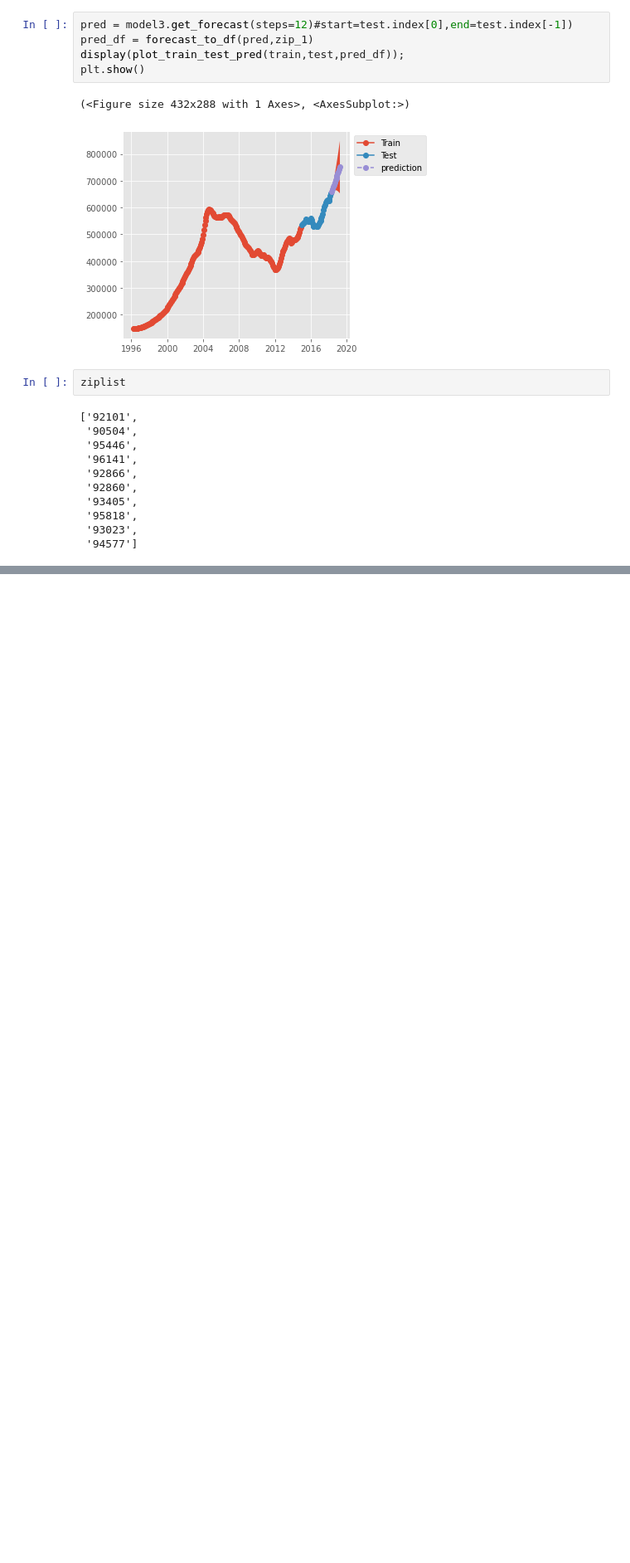
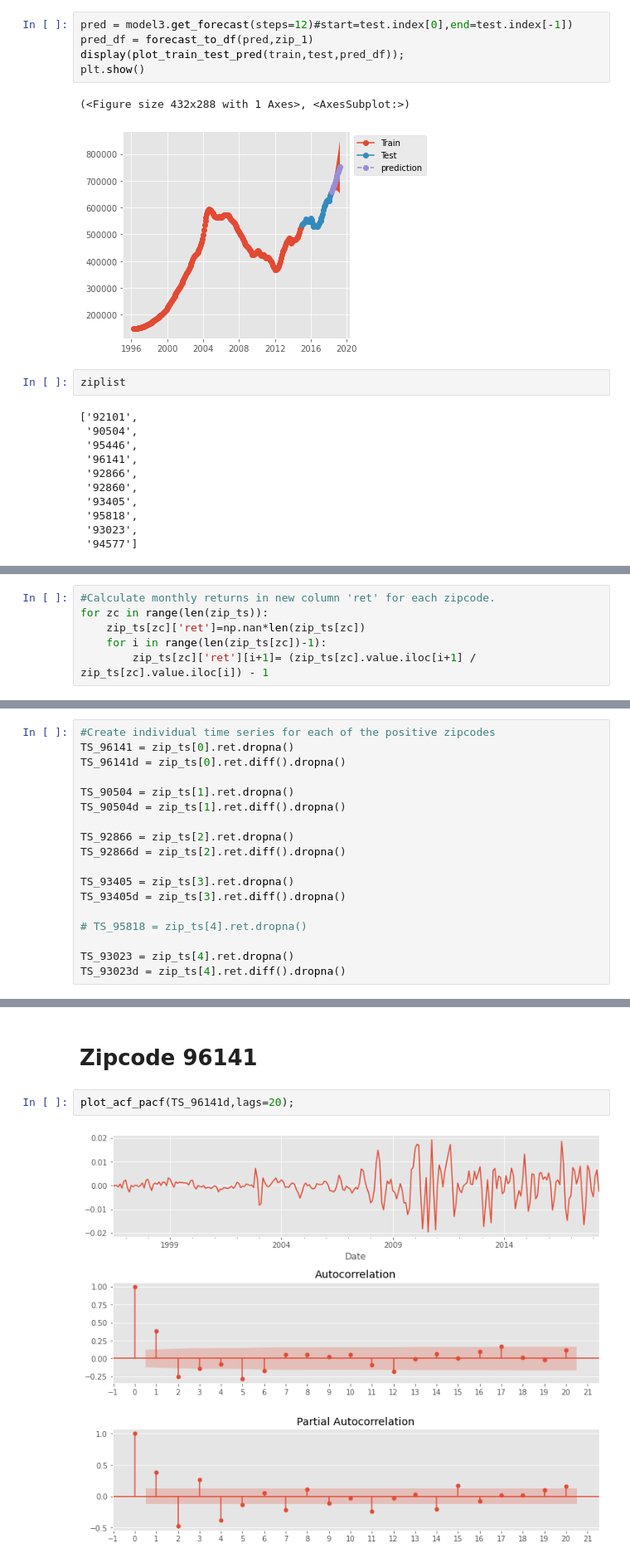
Before and after one commit to Milenaafeworki/Time-Series-prediction, a Jupyter notebook: starter_notebook.ipynb, the cells around one changed output, grey strips where cells are left out. Shown at 83% size. Drawn from its saved outputs; the diff is of its cells as text; blank space fills up the shorter version.

```diff
--- a/starter_notebook.ipynb
+++ b/starter_notebook.ipynb
@@ -917,0 +998,6 @@ SARIMAX Results
+# %%
+#Calculate monthly returns in new column 'ret' for each zipcode.
+for zc in range(len(zip_ts)):
+    zip_ts[zc]['ret']=np.nan*len(zip_ts[zc])
+    for i in range(len(zip_ts[zc])-1):
+        zip_ts[zc]['ret'][i+1]= (zip_ts[zc].value.iloc[i+1] / zip_ts[zc].value.iloc[i]) - 1
@@ -917,0 +1065,18 @@ SARIMAX Results
+# %%
+#Create individual time series for each of the positive zipcodes
+TS_96141 = zip_ts[0].ret.dropna()
+TS_96141d = zip_ts[0].ret.diff().dropna()
+
+TS_90504 = zip_ts[1].ret.dropna()
+TS_90504d = zip_ts[1].ret.diff().dropna()
+
+TS_92866 = zip_ts[2].ret.dropna()
+TS_92866d = zip_ts[2].ret.diff().dropna()
+
+TS_93405 = zip_ts[3].ret.dropna()
+TS_93405d = zip_ts[3].ret.diff().dropna()
+
+# TS_95818 = zip_ts[4].ret.dropna()
+
+TS_93023 = zip_ts[4].ret.dropna()
+TS_93023d = zip_ts[4].ret.diff().dropna()
@@ -917,0 +1144,6 @@ SARIMAX Results
+# %% [markdown]
+# Zipcode 96141
+# %%
+plot_acf_pacf(TS_96141d,lags=20);
+# %% [output]
+[figure, added]
```
Also changed, not shown: parts of 37 cells of this notebook.
